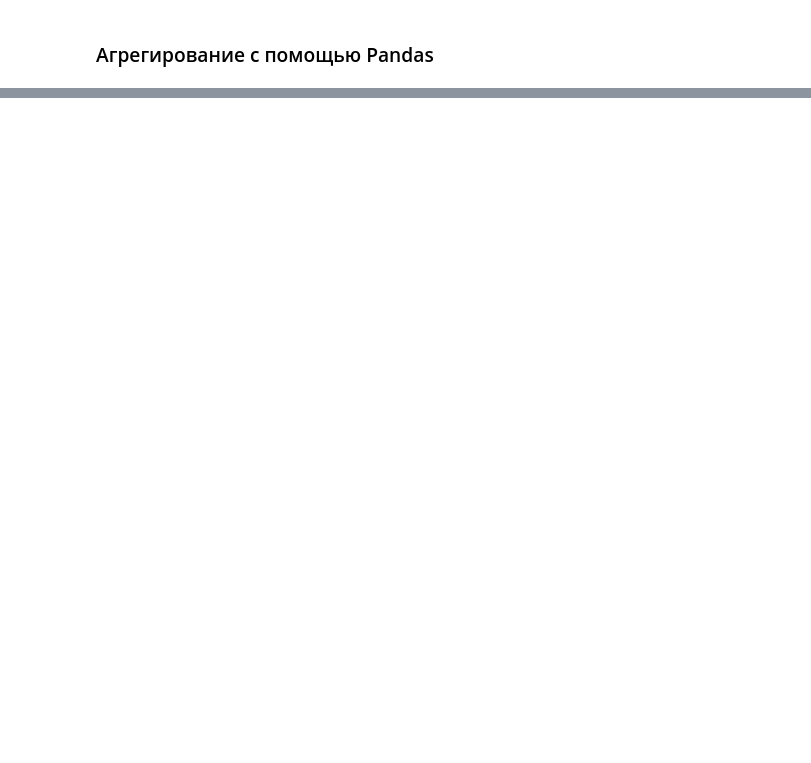
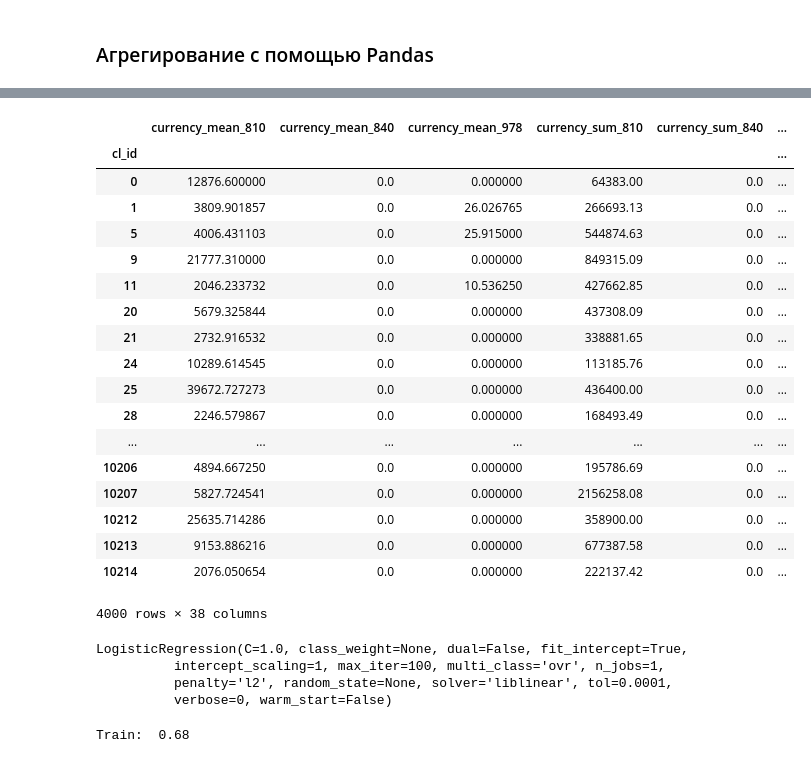
Before and after one commit to aksaxir/data_science, a Jupyter notebook: netology_FE/hw2.ipynb, the cells around one changed output, grey strips where cells are left out. Drawn from its saved outputs; the diff is of its cells as text; code cells hidden in the pictures; blank space fills up the shorter version.

```diff
--- a/netology_FE/hw2.ipynb
+++ b/netology_FE/hw2.ipynb
@@ -198,0 +195,7 @@ df_train_mcc.head()
+# %%
+df_train_day_and_hour = pd.merge(
+    transaction_by_day_count(transactions_train),
+    transaction_by_hour_count(transactions_train),
+    left_index=True,
+    right_index=True,
+)
@@ -198,0 +219,13 @@ df_train_mcc.head()
+# %%
+df_train = pd.merge(
+    df_train_currency,
+    df_train_day_and_hour,
+    left_index=True,
+    right_index=True,
+    how='inner'
+)
+# %%
+df_targets = raw_df[['cl_id', 'target_flag']].drop_duplicates().copy()
+df_targets.index = df_targets['cl_id']
+df_targets = df_targets.drop('cl_id', axis=1)
+df_targets.head()
@@ -198,0 +248,22 @@ df_train_mcc.head()
+# %%
+df_train
+# %% [output]
+|  | currency_mean_810 | currency_mean_840 | currency_mean_978 | currency_sum_810 | currency_sum_840 | ... |
+| cl_id |  |  |  |  |  | ... |
+| 0 | 12876.600000 | 0.0 | 0.000000 | 64383.00 | 0.0 | ... |
+| 1 | 3809.901857 | 0.0 | 26.026765 | 266693.13 | 0.0 | ... |
+| 5 | 4006.431103 | 0.0 | 25.915000 | 544874.63 | 0.0 | ... |
+| 9 | 21777.310000 | 0.0 | 0.000000 | 849315.09 | 0.0 | ... |
+| 11 | 2046.233732 | 0.0 | 10.536250 | 427662.85 | 0.0 | ... |
+| 20 | 5679.325844 | 0.0 | 0.000000 | 437308.09 | 0.0 | ... |
+| 21 | 2732.916532 | 0.0 | 0.000000 | 338881.65 | 0.0 | ... |
+| 24 | 10289.614545 | 0.0 | 0.000000 | 113185.76 | 0.0 | ... |
+| 25 | 39672.727273 | 0.0 | 0.000000 | 436400.00 | 0.0 | ... |
+| 28 | 2246.579867 | 0.0 | 0.000000 | 168493.49 | 0.0 | ... |
+| ... | ... | ... | ... | ... | ... | ... |
+| 10206 | 4894.667250 | 0.0 | 0.000000 | 195786.69 | 0.0 | ... |
+| 10207 | 5827.724541 | 0.0 | 0.000000 | 2156258.08 | 0.0 | ... |
+| 10212 | 25635.714286 | 0.0 | 0.000000 | 358900.00 | 0.0 | ... |
+| 10213 | 9153.886216 | 0.0 | 0.000000 | 677387.58 | 0.0 | ... |
+| 10214 | 2076.050654 | 0.0 | 0.000000 | 222137.42 | 0.0 | ... |
+4000 rows × 38 columns
@@ -198,0 +276,7 @@ df_train_mcc.head()
+# %%
+clf.fit(X=X_train, y=y_train)
+# %% [output]
+LogisticRegression(C=1.0, class_weight=None, dual=False, fit_intercept=True,
+          intercept_scaling=1, max_iter=100, multi_class='ovr', n_jobs=1,
+          penalty='l2', random_state=None, solver='liblinear', tol=0.0001,
+          verbose=0, warm_start=False)
@@ -198,0 +285,8 @@ df_train_mcc.head()
+# %%
+y_train_predict = clf.predict_proba(X_train)[:, 1]
+
+
+roc_auc_train = np.round(roc_auc_score(y_train, y_train_predict), 2)
+print("Train: ", roc_auc_train)
+# %% [output]
+Train:  0.68
```
Also changed, not shown: parts of 24 cells of this notebook.
